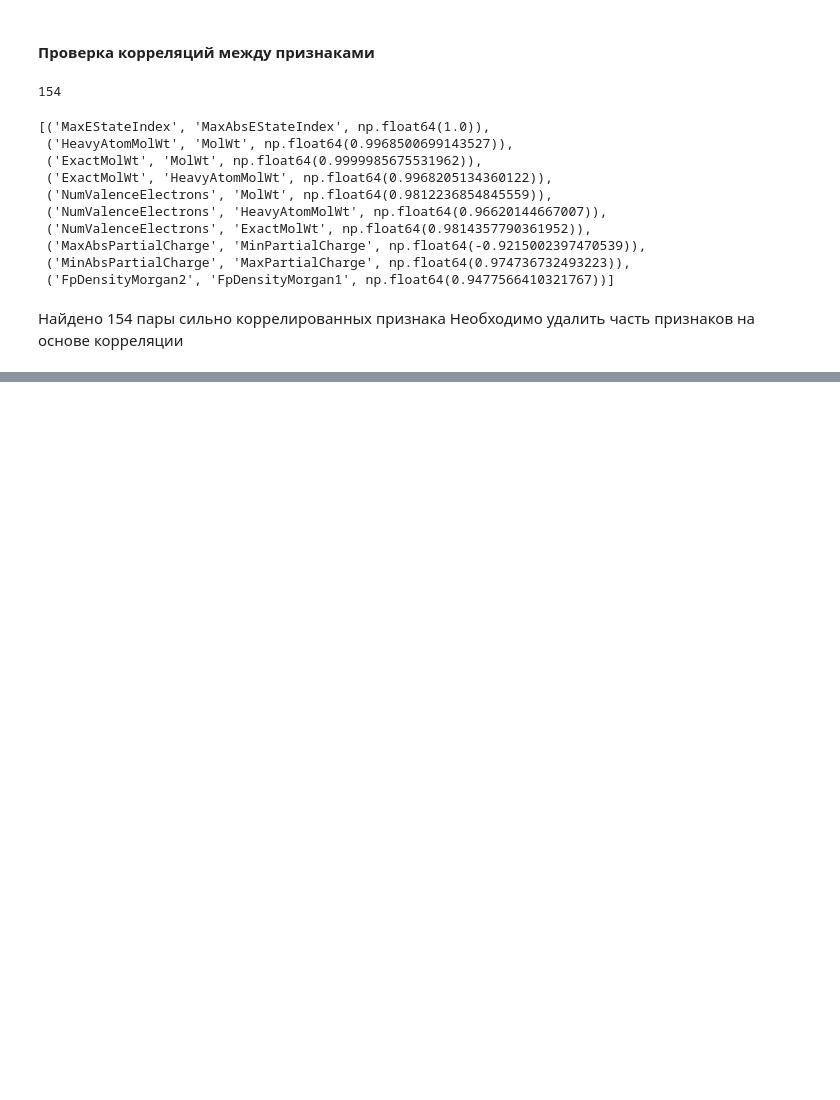
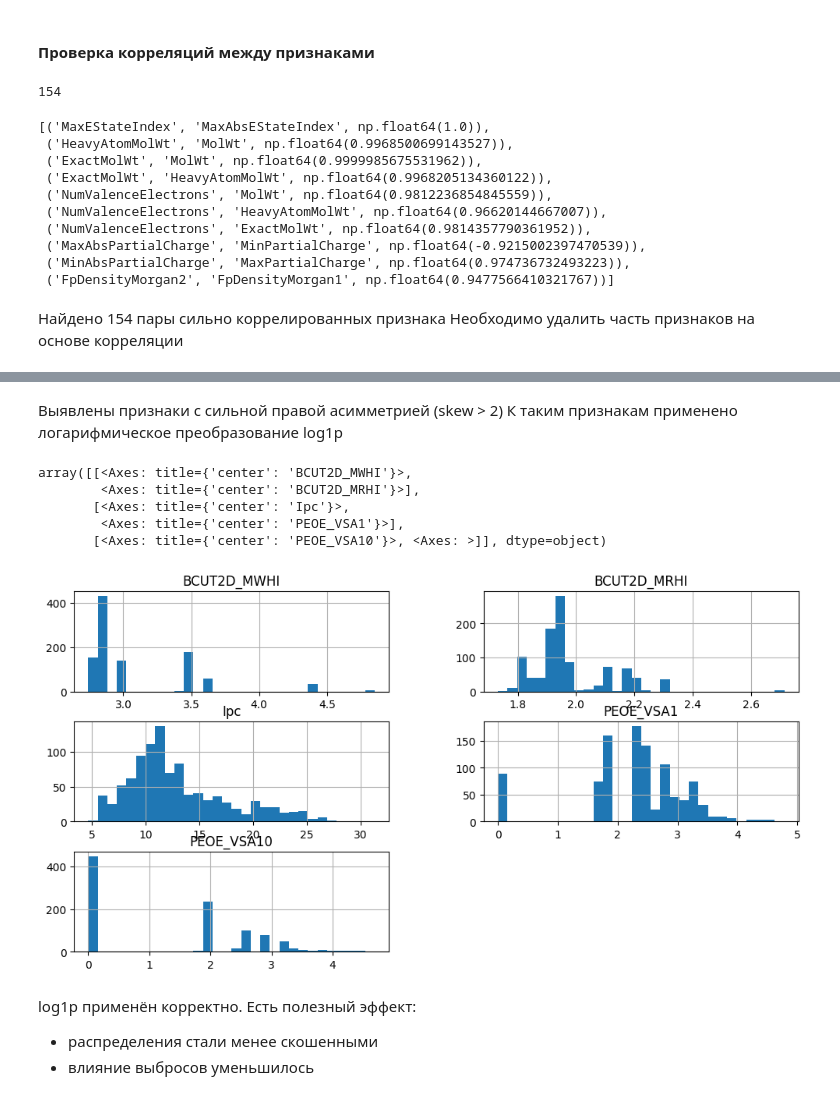
Before and after one commit to YashinSergey/compound_effectiveness_prediction, a Jupyter notebook: notebooks/eda.ipynb, the cells around one changed output, grey strips where cells are left out. Cells and saved outputs as stored; diff of their text form; code cells hidden in the pictures; blank space fills up the shorter version.

```diff
--- a/notebooks/eda.ipynb
+++ b/notebooks/eda.ipynb
@@ -362,0 +562,27 @@ high_corr[:10]
+# %%
+# создаём препроцессор с полным набором подтверждённых правил
+preprocessor = DatasetPreprocessor(
+    target_column=None,            # общий EDA, не под конкретную задачу
+    drop_unnamed=True,             # удалить служебный столбец
+    drop_leakage=False,            # таргеты пока не убираем
+    drop_constant_features=True,   # удалить константные признаки
+    drop_corr=True,                # удалить сильно коррелированные признаки
+    corr_threshold=0.9,            # порог сильной корреляции
+    log_features=True,             # включить логарифмирование признаков
+    log_skew_threshold=2.0,        # логарифмировать признаки с сильной правой асимметрией
+    log_min_unique_values=10       # не трогать бинарные и почти дискретные признаки
+)
+
+# заново прогоняем ВЕСЬ исходный датасет через preprocessing
+clean_df = df.dropna()
+df_processed = preprocessor.fit_transform(clean_df)
+
+# смотрим результат
+print('Исходная форма:', df.shape)
+print('После обработки:', df_processed.shape)
+print('Удалено колонок:', df.shape[1] - df_processed.shape[1])
+
+# смотрим, какие признаки были логарифмированы
+print('Признаки, к которым применён log1p:')
+print(preprocessor.log_features_)
+print('Всего:', len(preprocessor.log_features_))
@@ -362,0 +596,18 @@ high_corr[:10]
+# %% [markdown]
+Выявлены признаки с сильной правой асимметрией (skew > 2)
+К таким признакам применено логарифмическое преобразование log1p
+# %%
+# смотрим распределение тех же признаков после логарифмирования
+cols_to_check = preprocessor.log_features_[:5]
+df_processed[cols_to_check].hist(bins=30, figsize=(12, 6))
+# %% [output]
+array([[<Axes: title={'center': 'BCUT2D_MWHI'}>,
+        <Axes: title={'center': 'BCUT2D_MRHI'}>],
+       [<Axes: title={'center': 'Ipc'}>,
+        <Axes: title={'center': 'PEOE_VSA1'}>],
+       [<Axes: title={'center': 'PEOE_VSA10'}>, <Axes: >]], dtype=object)
+[figure, added]
+# %% [markdown]
+log1p применён корректно. Есть полезный эффект:
+- распределения стали менее скошенными
+- влияние выбросов уменьшилось
```
Also changed, not shown: parts of 19 cells of this notebook, 3 other files.
